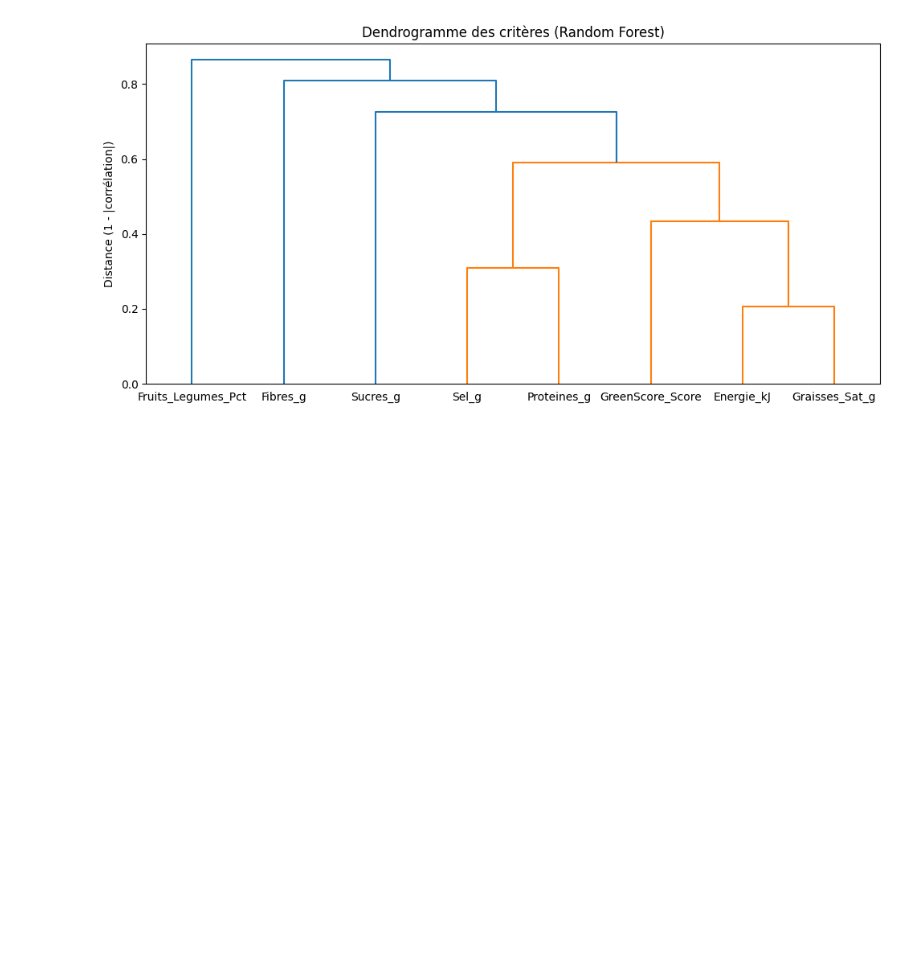
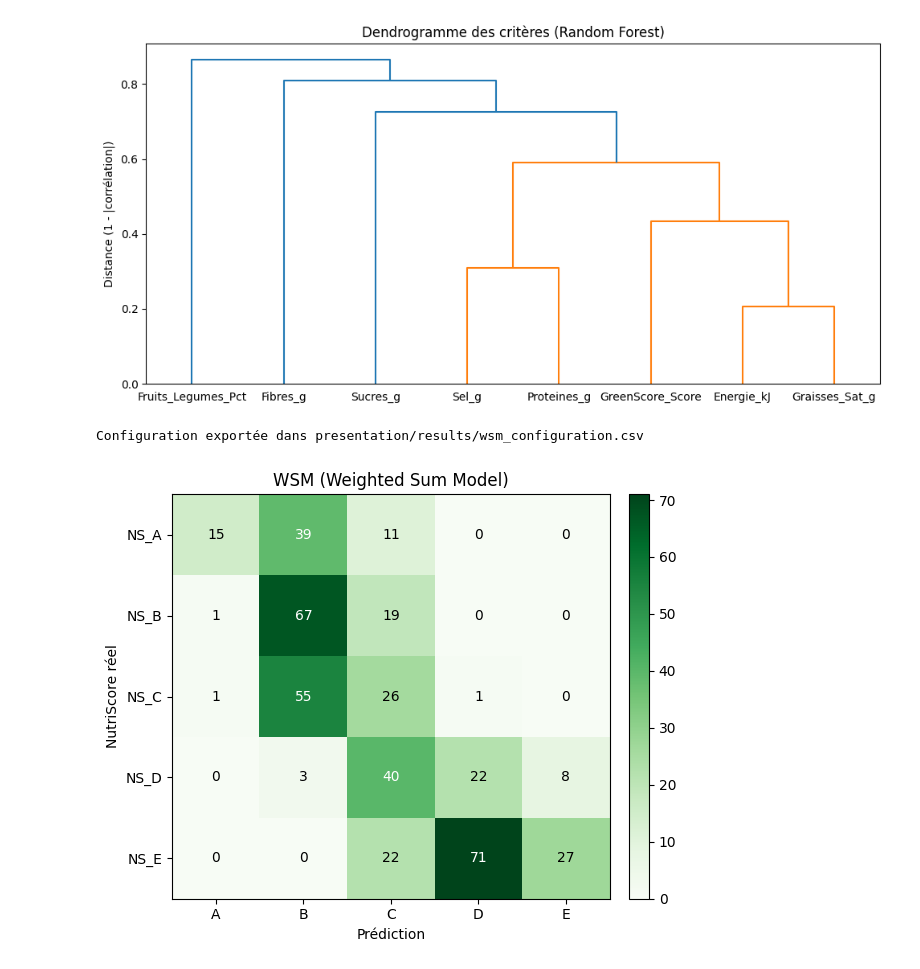
Before and after one commit to Samuel-Chapuis/DM-Nutricsor, a Jupyter notebook: Electre.ipynb, the cells around one changed output. Cells and saved outputs as stored; diff of their text form; code cells hidden in the pictures; blank space fills up the shorter version.

Commit message:
feat(electre): weight summ

```diff
--- a/Electre.ipynb
+++ b/Electre.ipynb
@@ -610,0 +729,16 @@ Dendrogramme sauvegardé dans : presentation/results/random_forest_dendrogram.pn
+# %%
+weights = {c: 1 for c in criteria}
+
+wsm = WeightedSumModel(criteria, directions, weights, target_col="NutriScore_Lettre")
+
+df = wsm.score_dataset(df)
+df = wsm.categorize(df)   # convertit en A/B/C/D/E
+cm_wsm = wsm.confusion(df)
+
+# Export des paramètres du modèle
+wsm.export_configuration("presentation/results/wsm_configuration.csv")
+
+ElectreTri.plot_single_confusion_matrix("WSM (Weighted Sum Model)", cm_wsm)
+# %% [output]
+Configuration exportée dans presentation/results/wsm_configuration.csv
+[figure, added]
```
Also changed, not shown: parts of 1 cell of this notebook, 5 other files.
